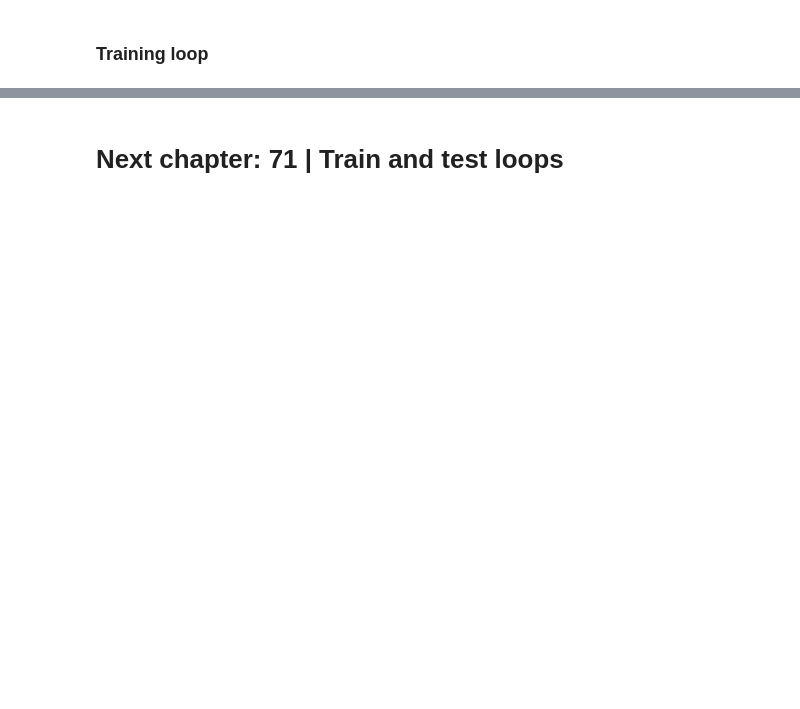
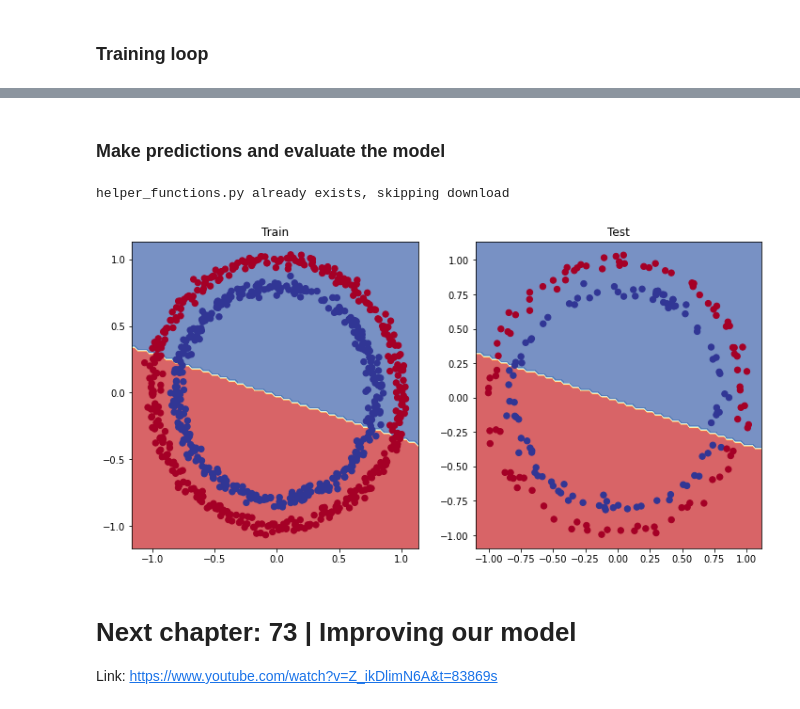
Before and after one commit to kvnptl/pytorch-practice, a Jupyter notebook: 02_neural_netowork_classification.ipynb, the cells around one changed output, grey strips where cells are left out. Drawn from its saved outputs; the diff is of its cells as text; code cells hidden in the pictures; blank space fills up the shorter version.

Commit message:
update: add plotting code and visualize output
- using request module - download code from online

```diff
--- a/02_neural_netowork_classification.ipynb
+++ b/02_neural_netowork_classification.ipynb
@@ -241,7 +253,7 @@ y_pred = torch.round(y_pred_probs)
 torch.manual_seed(42)
 torch.cuda.manual_seed(42)
 
-epochs = 100
+epochs = 1000
 
 # Put data to target device
 X_train, y_train = X_train.to(device), y_train.to(device)
@@ -299,2 +318,38 @@ Epoch: 90 | Loss: 0.69459, Acc: 49.75% | Test loss: 0.69272, Test acc: 49.50%
-# %% [markdown]
-# Next chapter: 71 | Train and test loops
+# %% [markdown]
+### Make predictions and evaluate the model
+# %%
+# from the result, it seems like model is not learning anything
+# so let's inspect the model
+
+import requests
+from pathlib import Path
+
+# Download helper function from Learn PyTorch repo
+if Path("helper_functions.py").is_file():
+    print("helper_functions.py already exists, skipping download")
+else:
+    print("Downloading helper_functions.py...")
+    request = requests.get(
+        "https://raw.githubusercontent.com/mrdbourke/pytorch-deep-learning/main/helper_functions.py")
+    with open("helper_functions.py", "wb") as f:
+        f.write(request.content)
+
+from helper_functions import plot_decision_boundary
+
+# You can see the helper_functions.py file in the left sidebar
+# %% [output]
+helper_functions.py already exists, skipping download
+# %%
+plt.figure(figsize=(12, 6))
+plt.subplot(1, 2, 1)
+plt.title("Train")
+plot_decision_boundary(model_0, X_train, y_train)
+plt.subplot(1, 2, 2)
+plt.title("Test")
+plot_decision_boundary(model_0, X_test, y_test)
+plt.show()
+# %% [output]
+[figure, added]
+# %% [markdown]
+# Next chapter: 73 | Improving our model
+Link: https://www.youtube.com/watch?v=Z_ikDlimN6A&t=83869s
```
Also changed, not shown: parts of 12 cells of this notebook, 1 other file.
